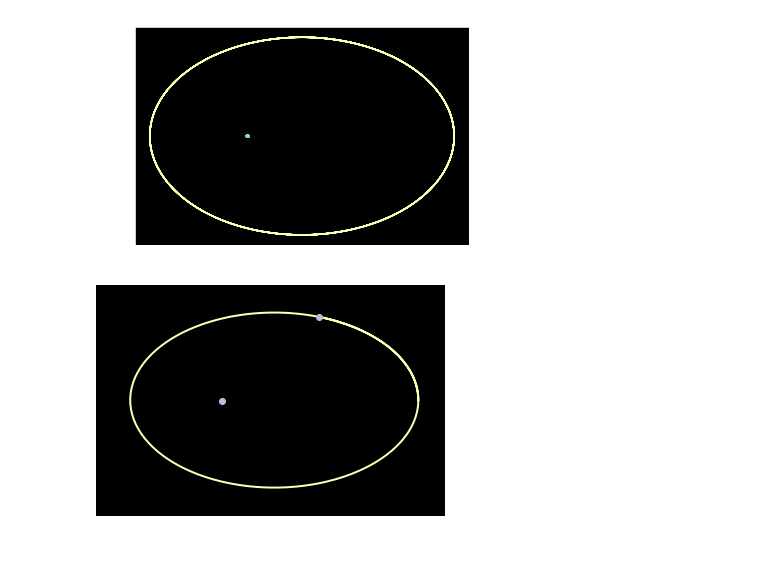
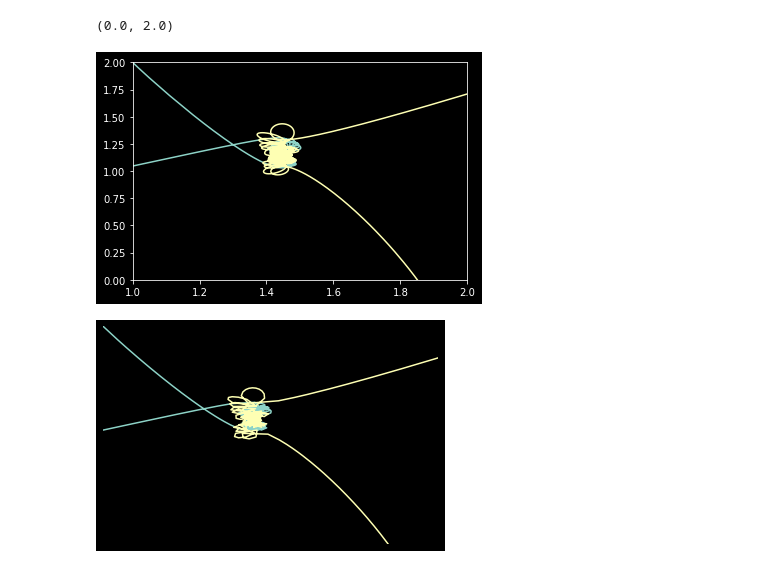
Before and after one commit to emhl/CoPhy1, a Jupyter notebook: Abschlussprojekt-3Koerper/Plots/2k.ipynb, the cells around one changed output. Cells and saved outputs as stored; diff of their text form; code cells hidden in the pictures.

Commit message:
plot chaotic "contact" of two similar mass planets

```diff
--- a/Abschlussprojekt-3Koerper/Plots/2k.ipynb
+++ b/Abschlussprojekt-3Koerper/Plots/2k.ipynb
@@ -23,10 +23,15 @@ df
 # %%
 plt.style.use('dark_background')
 plt.plot(df['x1'],df['y1'])
 plt.plot(df['x2'],df['y2'])
-plt.savefig('planet.svg')
+plt.savefig('planet2.svg')
+
+axes = plt.gca()
+axes.set_xlim(1,2)
+axes.set_ylim(0,2)
 # %% [output]
+(0.0, 2.0)
-[figure, old version]
+[figure, new version]
 # %%
 # initialization function
 def init():
@@ -62,9 +67,9 @@ plt.style.use('dark_background')
 x1data, y1data, x2data, y2data = [], [], [], []
 
 fig = plt.figure()
-ax = plt.axes(xlim=(-1.2, 2.2), ylim=(-1.7, 1.7))
-line1, = ax.plot([], [], lw=2)
-line2, = ax.plot([], [], lw=2)
+ax = plt.axes(xlim=(1,2), ylim=(0,2))
+line1, = ax.plot([], [])
+line2, = ax.plot([], [])
 points, = ax.plot([], [], 'o')
 
 # setting a title for the plot
@@ -74,9 +79,9 @@ plt.axis('off')
 
 # call the animator
 anim = animation.FuncAnimation(fig, animate,  init_func=init,
-							frames=200, interval=20, blit=True)
+							frames=1000, interval=20, blit=True)
 
 # save the animation as mp4 video file
-anim.save('planet.gif',writer='imagemagick')
+anim.save('planet2.gif',writer='imagemagick')
 # %% [output]
-[figure, old version]
+[figure, new version]
```
Also changed, not shown: parts of 1 cell of this notebook, 3 other files.
